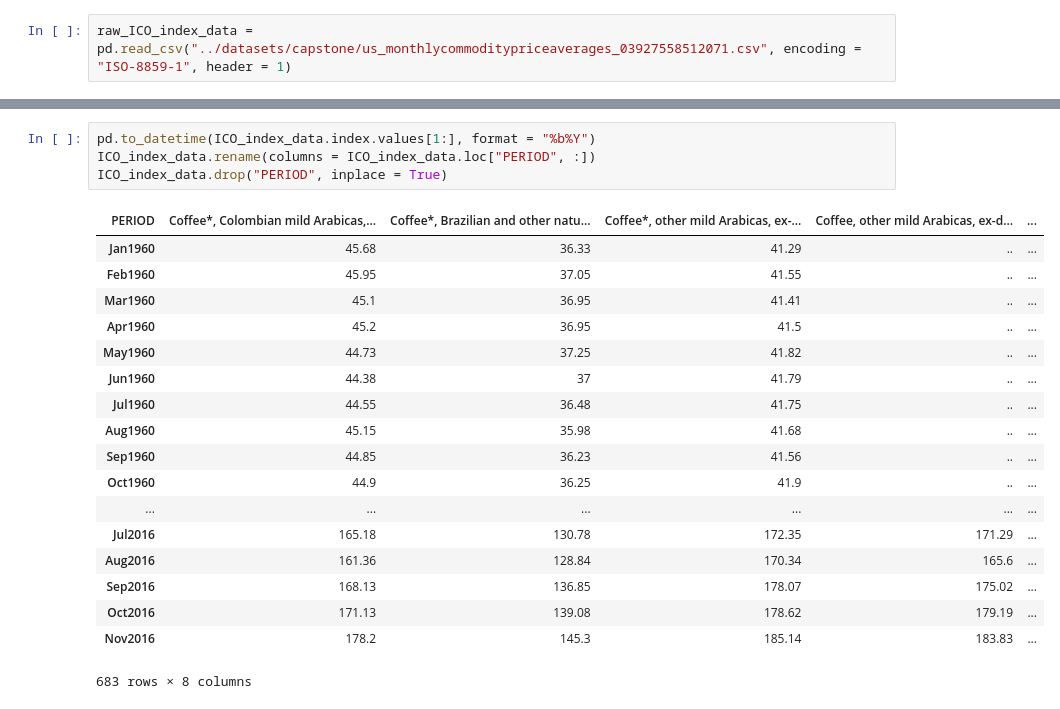
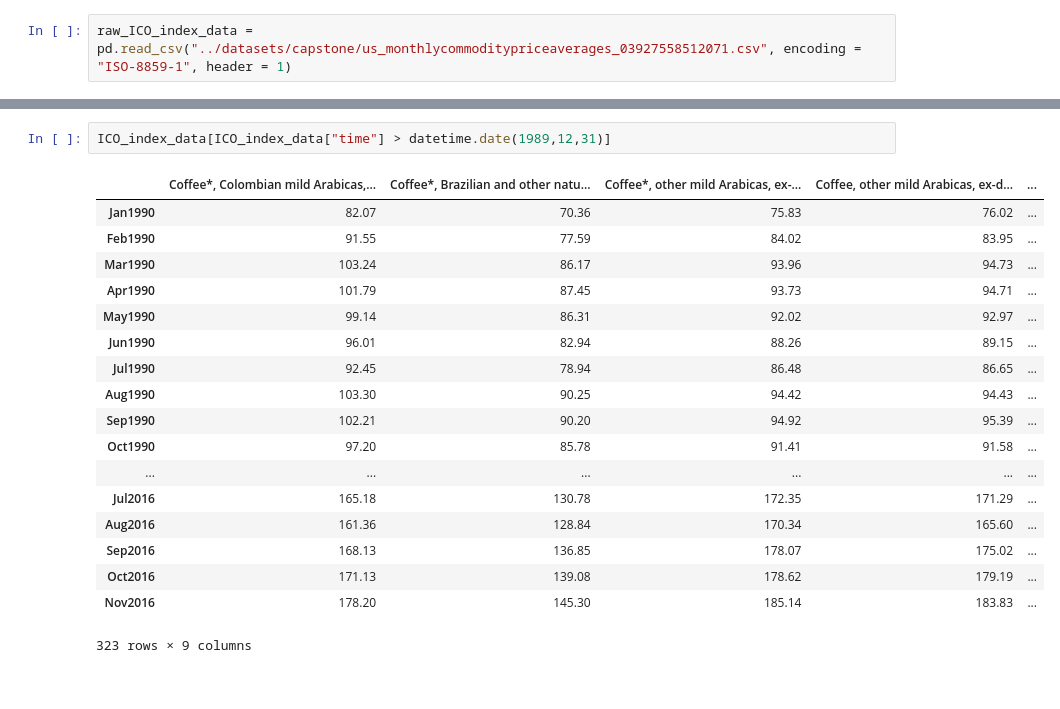
Before and after one commit to mohsseha/DSI-BOS-students, a Jupyter notebook: ntmitchell/capstone project/working notebook.ipynb, the cells around one changed output, grey strips where cells are left out. Saved outputs shown, nothing was run; the diff lists cells and outputs as text.

```diff
--- a/ntmitchell/capstone project/working notebook.ipynb
+++ b/ntmitchell/capstone project/working notebook.ipynb
@@ -148,23 +154,21 @@ sns.plt.show()
-# %%
-pd.to_datetime(ICO_index_data.index.values[1:], format = "%b%Y")
-ICO_index_data.rename(columns = ICO_index_data.loc["PERIOD", :])
-ICO_index_data.drop("PERIOD", inplace = True)
-# %% [output]
-| PERIOD | Coffee*, Colombian mild Arabicas,... | Coffee*, Brazilian and other natu... | Coffee*, other mild Arabicas, ex-... | Coffee, other mild Arabicas, ex-d... | ... |
-| Jan1960 | 45.68 | 36.33 | 41.29 | .. | ... |
-| Feb1960 | 45.95 | 37.05 | 41.55 | .. | ... |
-| Mar1960 | 45.1 | 36.95 | 41.41 | .. | ... |
-| Apr1960 | 45.2 | 36.95 | 41.5 | .. | ... |
-| May1960 | 44.73 | 37.25 | 41.82 | .. | ... |
-| Jun1960 | 44.38 | 37 | 41.79 | .. | ... |
-| Jul1960 | 44.55 | 36.48 | 41.75 | .. | ... |
-| Aug1960 | 45.15 | 35.98 | 41.68 | .. | ... |
-| Sep1960 | 44.85 | 36.23 | 41.56 | .. | ... |
-| Oct1960 | 44.9 | 36.25 | 41.9 | .. | ... |
-| ... | ... | ... | ... | ... | ... |
-| Jul2016 | 165.18 | 130.78 | 172.35 | 171.29 | ... |
-| Aug2016 | 161.36 | 128.84 | 170.34 | 165.6 | ... |
-| Sep2016 | 168.13 | 136.85 | 178.07 | 175.02 | ... |
-| Oct2016 | 171.13 | 139.08 | 178.62 | 179.19 | ... |
-| Nov2016 | 178.2 | 145.3 | 185.14 | 183.83 | ... |
-683 rows × 8 columns
+# %%
+ICO_index_data[ICO_index_data["time"] > datetime.date(1989,12,31)]
+# %% [output]
+|  | Coffee*, Colombian mild Arabicas,... | Coffee*, Brazilian and other natu... | Coffee*, other mild Arabicas, ex-... | Coffee, other mild Arabicas, ex-d... | ... |
+| Jan1990 | 82.07 | 70.36 | 75.83 | 76.02 | ... |
+| Feb1990 | 91.55 | 77.59 | 84.02 | 83.95 | ... |
+| Mar1990 | 103.24 | 86.17 | 93.96 | 94.73 | ... |
+| Apr1990 | 101.79 | 87.45 | 93.73 | 94.71 | ... |
+| May1990 | 99.14 | 86.31 | 92.02 | 92.97 | ... |
+| Jun1990 | 96.01 | 82.94 | 88.26 | 89.15 | ... |
+| Jul1990 | 92.45 | 78.94 | 86.48 | 86.65 | ... |
+| Aug1990 | 103.30 | 90.25 | 94.42 | 94.43 | ... |
+| Sep1990 | 102.21 | 90.20 | 94.92 | 95.39 | ... |
+| Oct1990 | 97.20 | 85.78 | 91.41 | 91.58 | ... |
+| ... | ... | ... | ... | ... | ... |
+| Jul2016 | 165.18 | 130.78 | 172.35 | 171.29 | ... |
+| Aug2016 | 161.36 | 128.84 | 170.34 | 165.60 | ... |
+| Sep2016 | 168.13 | 136.85 | 178.07 | 175.02 | ... |
+| Oct2016 | 171.13 | 139.08 | 178.62 | 179.19 | ... |
+| Nov2016 | 178.20 | 145.30 | 185.14 | 183.83 | ... |
+323 rows × 9 columns
```
Also changed, not shown: parts of 6 cells of this notebook, 1 other file.
